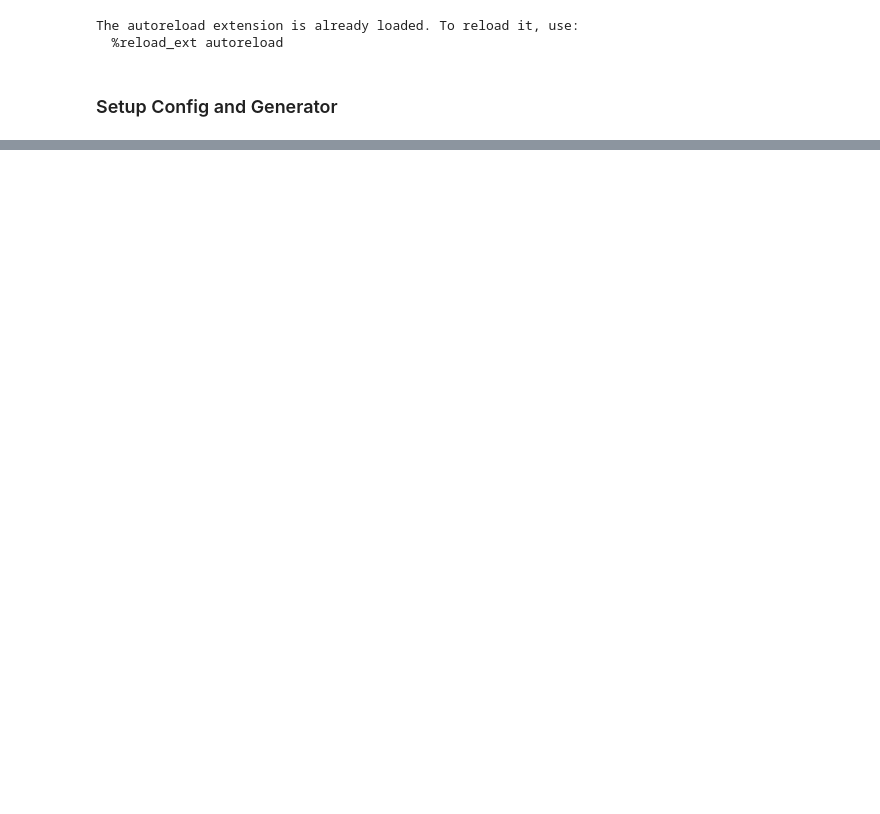
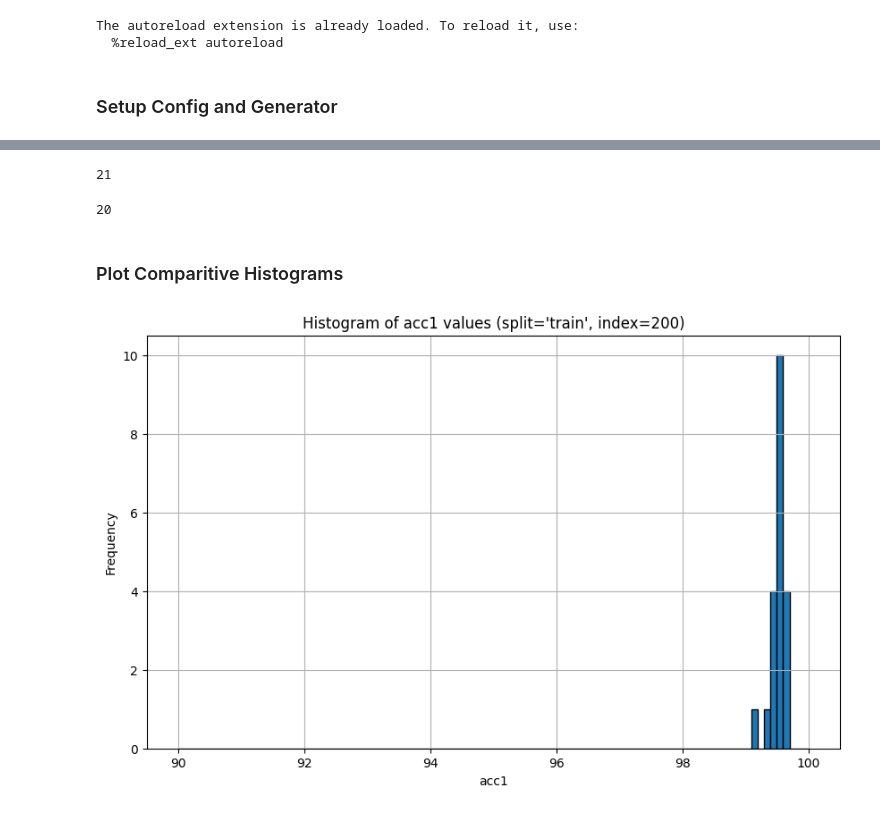
Before and after one commit to drothermel/dr_gen, a Jupyter notebook: notebooks/calc_metrics.ipynb, the cells around one changed output, grey strips where cells are left out. Cells and saved outputs as stored; diff of their text form; code cells hidden in the pictures; blank space fills up the shorter version.

Commit message:
add ks stats calculation and histogram plotting

```diff
--- a/notebooks/calc_metrics.ipynb
+++ b/notebooks/calc_metrics.ipynb
@@ -115,0 +103,39 @@ def parse_run_logs(all_file_data):
+# %%
+def plot_acc1_histogram(runs, index, split_name, hist_range, nbins):
+    """
+    Plots a histogram of the 'acc1' metric from a given split at a specified index across runs.
+
+    Parameters:
+        runs (list): List of runs, where each run is a tuple of
+                     (run_name, run_config, run_metrics).
+                     run_metrics should be a dict with keys 'train', 'val', 'eval',
+                     each mapping to a list of metric dictionaries.
+        index (int): The index into the list of metrics for the split.
+        split_name (str): One of 'train', 'val', or 'eval'.
+    """
+    acc1_values = []
+
+    for run in runs:
+        # Unpack each run; you might not need run_name and run_config for this function.
+        run_name, run_config, run_metrics = run
+
+        # Check if the desired split exists and the index is within range.
+        if split_name in run_metrics and len(run_metrics[split_name]) > index:
+            metric = run_metrics[split_name][index]
+            # Extract the acc1 value from the metric's 'agg_stats'
+            acc1 = metric.get('agg_stats', {}).get('acc1')
+            if acc1 is not None:
+                acc1_values.append(acc1)
+
+    if not acc1_values:
+        print(f"No valid acc1 values found for split '{split_name}' at index {index}.")
+        return
+
+    # Plot the histogram using matplotlib
+    plt.figure(figsize=(10, 6))
+    plt.hist(acc1_values, bins=nbins, edgecolor='black', range=hist_range)
+    plt.xlabel("acc1")
+    plt.ylabel("Frequency")
+    plt.title(f"Histogram of acc1 values (split='{split_name}', index={index})")
+    plt.grid(True)
+    plt.show()
@@ -115,0 +274,2 @@ def parse_run_logs(all_file_data):
+# %%
+parsed_runs = parse_run_logs(run_logs)
@@ -115,0 +280,6 @@ def parse_run_logs(all_file_data):
+# %%
+default_hpm_random_runs = filter_parsed_runs(parsed_runs, lr=0.1, wd=1e-4, init="random")
+# %%
+len(default_hpm_random_runs)
+# %% [output]
+21
@@ -115,0 +288,10 @@ def parse_run_logs(all_file_data):
+# %%
+len(higher_lr_random_runs)
+# %% [output]
+20
+# %% [markdown]
+### Plot Comparitive Histograms
+# %%
+plot_acc1_histogram(default_hpm_random_runs, 200, "train", (90.0, 100.0), 100)
+# %% [output]
+[figure, added]
```
Also changed, not shown: parts of 29 cells of this notebook, 2 other files.
